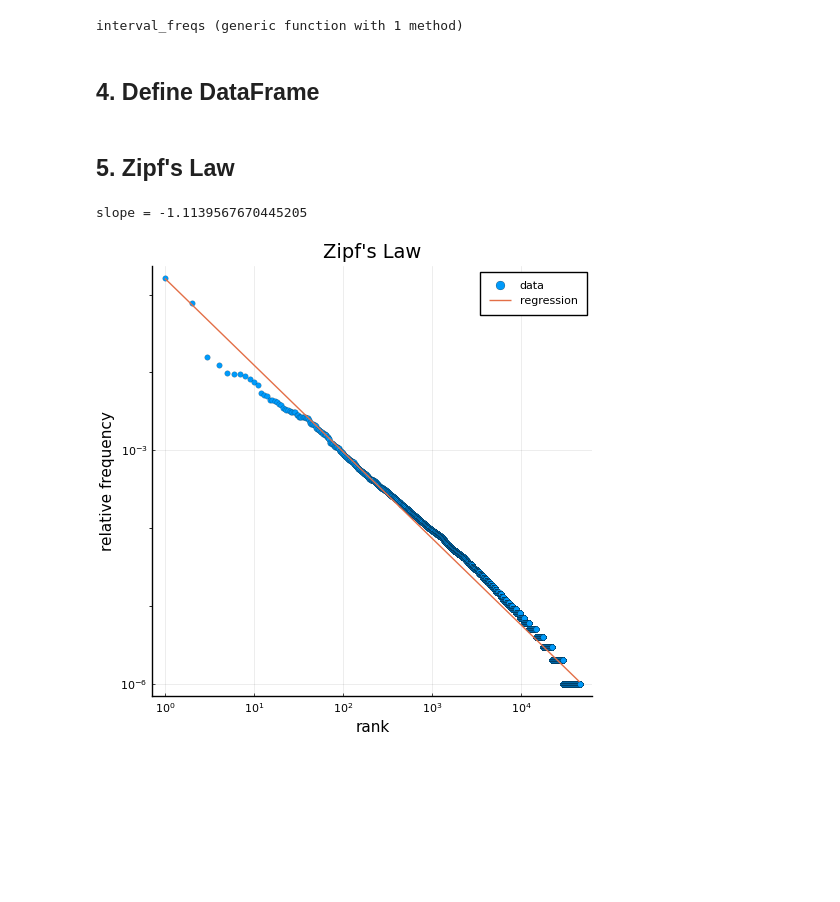
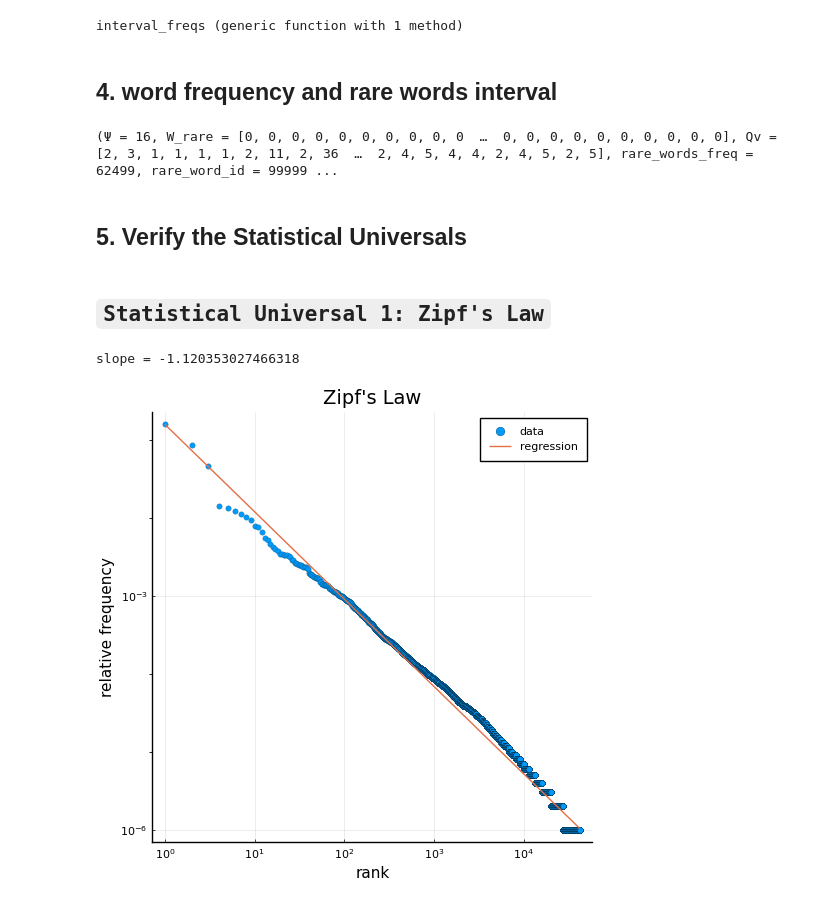
Before and after one commit to kitano-AppMath/my-julia-works, a Jupyter notebook: Mathematical Model for Natural Language.ipynb, the cells around one changed output. Drawn from its saved outputs; the diff is of its cells as text; code cells hidden in the pictures; blank space fills up the shorter version.

```diff
--- a/Mathematical Model for Natural Language.ipynb
+++ b/Mathematical Model for Natural Language.ipynb
@@ -250,20 +281,34 @@ end
 # %% [output]
 interval_freqs (generic function with 1 method)
 # %% [markdown]
-## 4. Define DataFrame
+## 4. word frequency and rare words interval
 # %%
+#frequency
 my_word_df = word_df(W)
-my_word_freq_df = word_freq_df(my_word_df);
+my_word_freq_df = word_freq_df(my_word_df)
+
+#rare words interval
+Random.seed!(42)
+Ψ = 16
+W_rare, rare_word_id = unify_rare_words(data,my_word_freq_df,Ψ)
+my_Q_df, _ = Qv_df(W_rare,rare_word_id)
+Qv = my_Q_df.Qv
+rare_words_freq = sum(W_rare.!=0)
+rare_words = (Ψ=Ψ,W_rare=W_rare,Qv=Qv,rare_words_freq=rare_words_freq,rare_word_id=rare_word_id)
+# %% [output]
+(Ψ = 16, W_rare = [0, 0, 0, 0, 0, 0, 0, 0, 0, 0  …  0, 0, 0, 0, 0, 0, 0, 0, 0, 0], Qv = [2, 3, 1, 1, 1, 1, 2, 11, 2, 36  …  2, 4, 5, 4, 4, 2, 4, 5, 2, 5], rare_words_freq = 62499, rare_word_id = 99999 ...
+# %% [markdown]
+## 5. Verify the Statistical Universals
 # %% [markdown]
-## 5. Zipf's Law
+## `Statistical Universal 1: Zipf's Law`
 # %%
-sorted_freqs = reverse(sort(my_word_freq_df.nrow))
-a,b = loglinreg(collect(1:length(sorted_freqs)),sorted_freqs/N,sorted_freqs[1]/N)
+sorted_rel_freqs = reverse(sort(my_word_freq_df.nrow))/N
+a,b = loglinreg(sorted_rel_freqs,sorted_rel_freqs[1])
 println("slope = $(a)")
-fig1 = plot(sorted_freqs/N,st=:scatter,xscale=:log10,yscale=:log10,markerstrokewidth=0.1,
+fig1 = plot(sorted_rel_freqs,st=:scatter,xscale=:log10,yscale=:log10,markerstrokewidth=0.1,
     title="Zipf's Law",xlabel="rank",ylabel="relative frequency",label="data",size=(500,500))
 plot!(r->(10^b*r^a),label="regression")
 # %% [output]
-slope = -1.1139567670445205
+slope = -1.120353027466318
-[figure, old version]
+[figure, new version]
 # %% [markdown]
```
Also changed, not shown: parts of 19 cells of this notebook.
